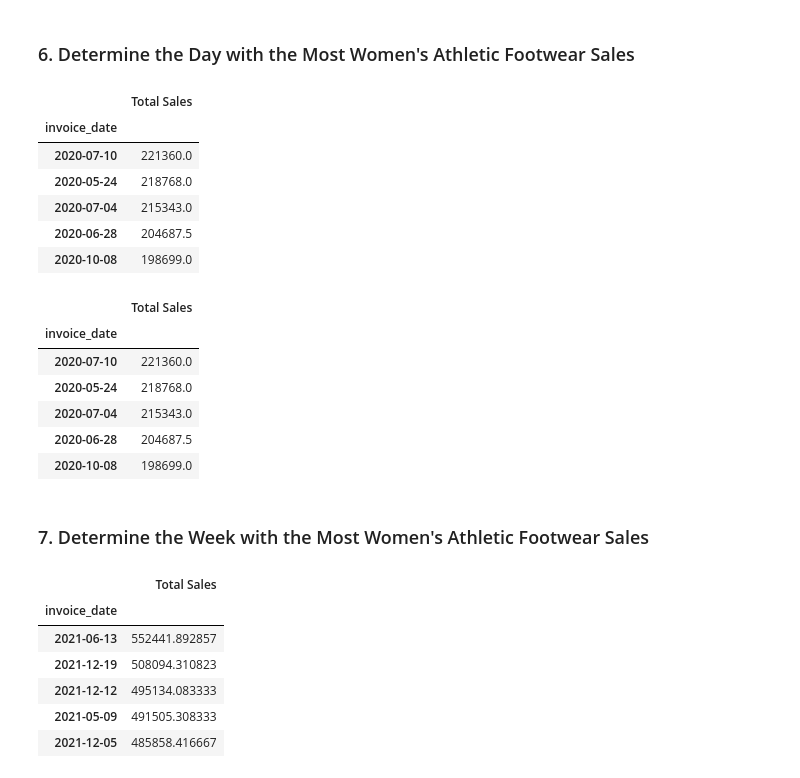
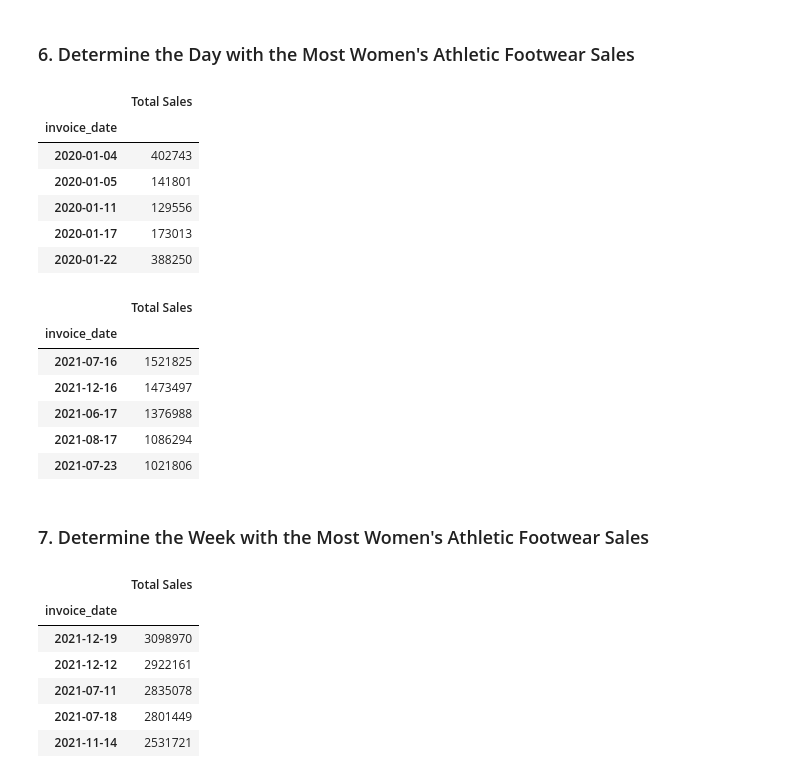
Before and after one commit to mdlugosz-develop/athletic_sales_analysis, a Jupyter notebook: athletic_sales_analysis.ipynb, the cells around one changed output. Drawn from its saved outputs; the diff is of its cells as text; code cells hidden in the pictures.

```diff
--- a/athletic_sales_analysis.ipynb
+++ b/athletic_sales_analysis.ipynb
@@ -370,25 +370,25 @@ pivot.sort_values("Womens_Footwear_Units_Sold", ascending = False).head(5)
 # %%
 # Create a pivot table with the 'invoice_date' column is the index, and the "total_sales" as the values.
 
-pivot = pd.pivot_table(filtered_womans_athletic,index = 'invoice_date', values = 'total_sales')
+pivot = pd.pivot_table(filtered_womans_athletic,index = 'invoice_date', values = 'total_sales' , aggfunc='sum')
 
 
 # Optional: Rename the "total_sales" column to "Total Sales"
 pivot = pivot.rename(columns= {
     'total_sales' : 'Total Sales'
 })
 
 
 # Show the table.
-pivot.sort_values('Total Sales', ascending=False).head()
+pivot.head()
 # %% [output]
 |  | Total Sales |
 | invoice_date |  |
-| 2020-07-10 | 221360.0 |
-| 2020-05-24 | 218768.0 |
-| 2020-07-04 | 215343.0 |
-| 2020-06-28 | 204687.5 |
-| 2020-10-08 | 198699.0 |
+| 2020-01-04 | 402743 |
+| 2020-01-05 | 141801 |
+| 2020-01-11 | 129556 |
+| 2020-01-17 | 173013 |
+| 2020-01-22 | 388250 |
 # %%
 # Resample the pivot table into daily bins, and get the total sales for each day.
 
@@ -399,11 +399,11 @@ resampled.sort_values('Total Sales', ascending=False).head()
 # %% [output]
 |  | Total Sales |
 | invoice_date |  |
-| 2020-07-10 | 221360.0 |
-| 2020-05-24 | 218768.0 |
-| 2020-07-04 | 215343.0 |
-| 2020-06-28 | 204687.5 |
-| 2020-10-08 | 198699.0 |
+| 2021-07-16 | 1521825 |
+| 2021-12-16 | 1473497 |
+| 2021-06-17 | 1376988 |
+| 2021-08-17 | 1086294 |
+| 2021-07-23 | 1021806 |
 # %% [markdown]
 ### 7.  Determine the Week with the Most Women's Athletic Footwear Sales
 # %%
@@ -416,8 +416,8 @@ resampled.sort_values('Total Sales', ascending=False).head()
 # %% [output]
 |  | Total Sales |
 | invoice_date |  |
-| 2021-06-13 | 552441.892857 |
-| 2021-12-19 | 508094.310823 |
-| 2021-12-12 | 495134.083333 |
-| 2021-05-09 | 491505.308333 |
-| 2021-12-05 | 485858.416667 |
+| 2021-12-19 | 3098970 |
+| 2021-12-12 | 2922161 |
+| 2021-07-11 | 2835078 |
+| 2021-07-18 | 2801449 |
+| 2021-11-14 | 2531721 |
```
